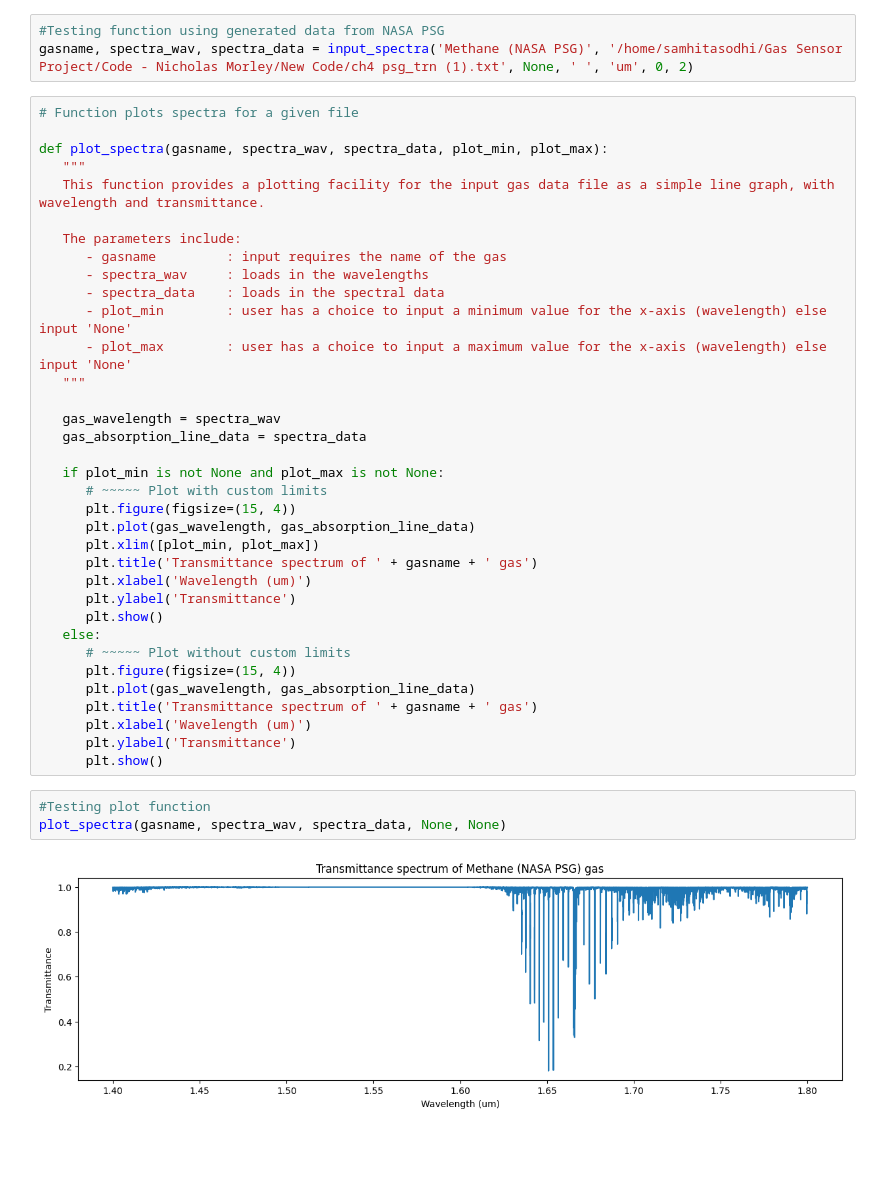
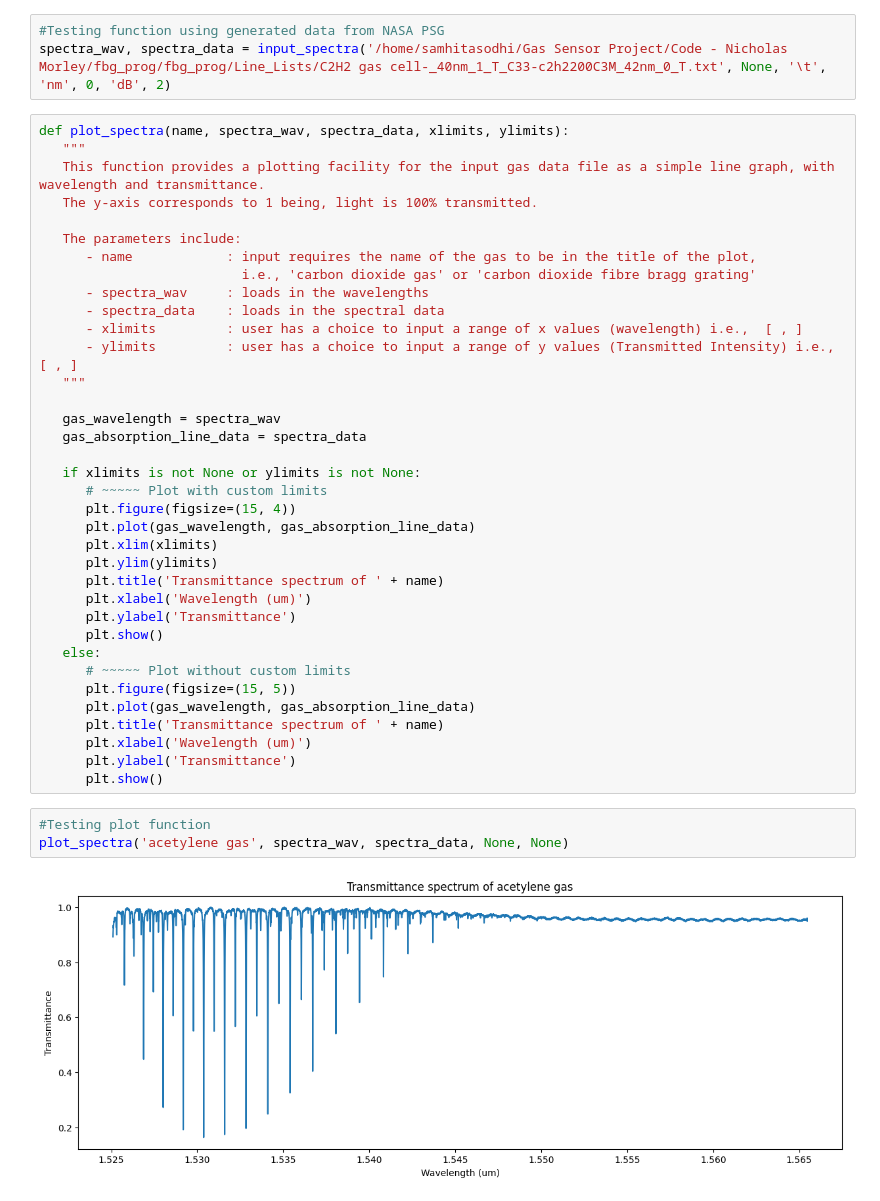
Before and after one commit to SAIL-Labs/FBG-Sensor, a Jupyter notebook: newSimulatingCode_FBG.ipynb, the cells around one changed output. Cells and saved outputs as stored; diff of their text form; blank space fills up the shorter version.

Commit message:
Latest code to simulate FBG stretching
Includes code to load and process data files for a gas and FBG, and simulate strain

```diff
--- a/newSimulatingCode_FBG.ipynb
+++ b/newSimulatingCode_FBG.ipynb
@@ -47,44 +74,45 @@ def input_spectra(gasname, filepath, isheader, separation, wavelengthunits, wave
 # %%
 #Testing function using generated data from NASA PSG
-gasname, spectra_wav, spectra_data = input_spectra('Methane (NASA PSG)', '/home/samhitasodhi/Gas Sensor Project/Code - Nicholas Morley/New Code/ch4 psg_trn (1).txt', None, ' ', 'um', 0, 2)
+spectra_wav, spectra_data = input_spectra('/home/samhitasodhi/Gas Sensor Project/Code - Nicholas Morley/fbg_prog/fbg_prog/Line_Lists/C2H2 gas cell-_40nm_1_T_C33-c2h2200C3M_42nm_0_T.txt', None, '\t', 'nm', 0, 'dB', 2)
 # %%
-# Function plots spectra for a given file
-
-def plot_spectra(gasname, spectra_wav, spectra_data, plot_min, plot_max):
+def plot_spectra(name, spectra_wav, spectra_data, xlimits, ylimits):
    """
    This function provides a plotting facility for the input gas data file as a simple line graph, with wavelength and transmittance.
+   The y-axis corresponds to 1 being, light is 100% transmitted.
 
    The parameters include:
-      - gasname         : input requires the name of the gas
+      - name            : input requires the name of the gas to be in the title of the plot,
+                          i.e., 'carbon dioxide gas' or 'carbon dioxide fibre bragg grating'
       - spectra_wav     : loads in the wavelengths
       - spectra_data    : loads in the spectral data
-      - plot_min        : user has a choice to input a minimum value for the x-axis (wavelength) else input 'None'
-      - plot_max        : user has a choice to input a maximum value for the x-axis (wavelength) else input 'None'
+      - xlimits         : user has a choice to input a range of x values (wavelength) i.e.,  [ , ]
+      - ylimits         : user has a choice to input a range of y values (Transmitted Intensity) i.e.,  [ , ]
    """
 
    gas_wavelength = spectra_wav
    gas_absorption_line_data = spectra_data
 
-   if plot_min is not None and plot_max is not None:
+   if xlimits is not None or ylimits is not None:
       # ~~~~~ Plot with custom limits
       plt.figure(figsize=(15, 4))
       plt.plot(gas_wavelength, gas_absorption_line_data)
-      plt.xlim([plot_min, plot_max])
-      plt.title('Transmittance spectrum of ' + gasname + ' gas')
+      plt.xlim(xlimits)
+      plt.ylim(ylimits)
+      plt.title('Transmittance spectrum of ' + name)
       plt.xlabel('Wavelength (um)')
       plt.ylabel('Transmittance')
       plt.show()
    else:
       # ~~~~~ Plot without custom limits
-      plt.figure(figsize=(15, 4))
+      plt.figure(figsize=(15, 5))
       plt.plot(gas_wavelength, gas_absorption_line_data)
-      plt.title('Transmittance spectrum of ' + gasname + ' gas')
+      plt.title('Transmittance spectrum of ' + name)
       plt.xlabel('Wavelength (um)')
       plt.ylabel('Transmittance')
       plt.show()
 # %%
 #Testing plot function
-plot_spectra(gasname, spectra_wav, spectra_data, None, None)
+plot_spectra('acetylene gas', spectra_wav, spectra_data, None, None)
 # %% [output]
-[figure, old version]
+[figure, new version]
 # %%
```
Also changed, not shown: parts of 17 cells of this notebook.
